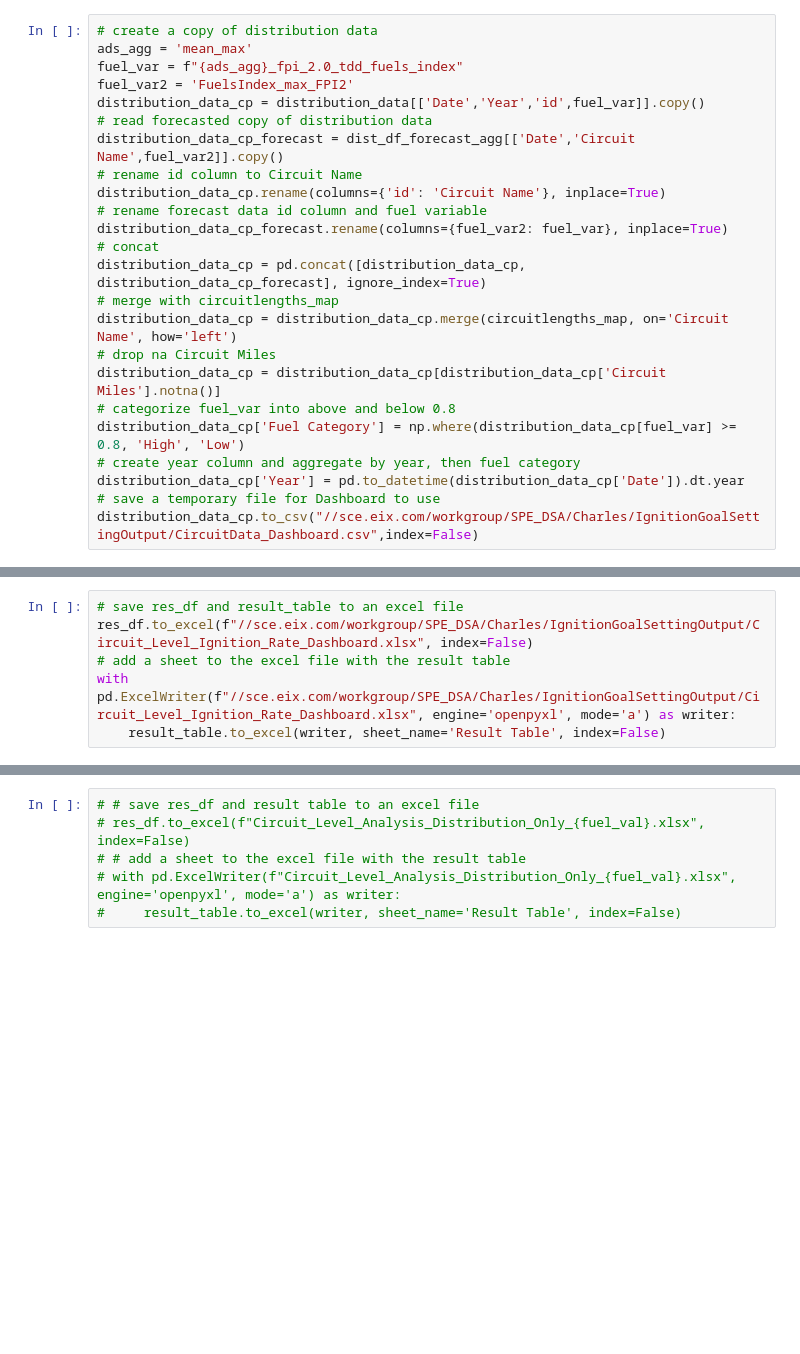
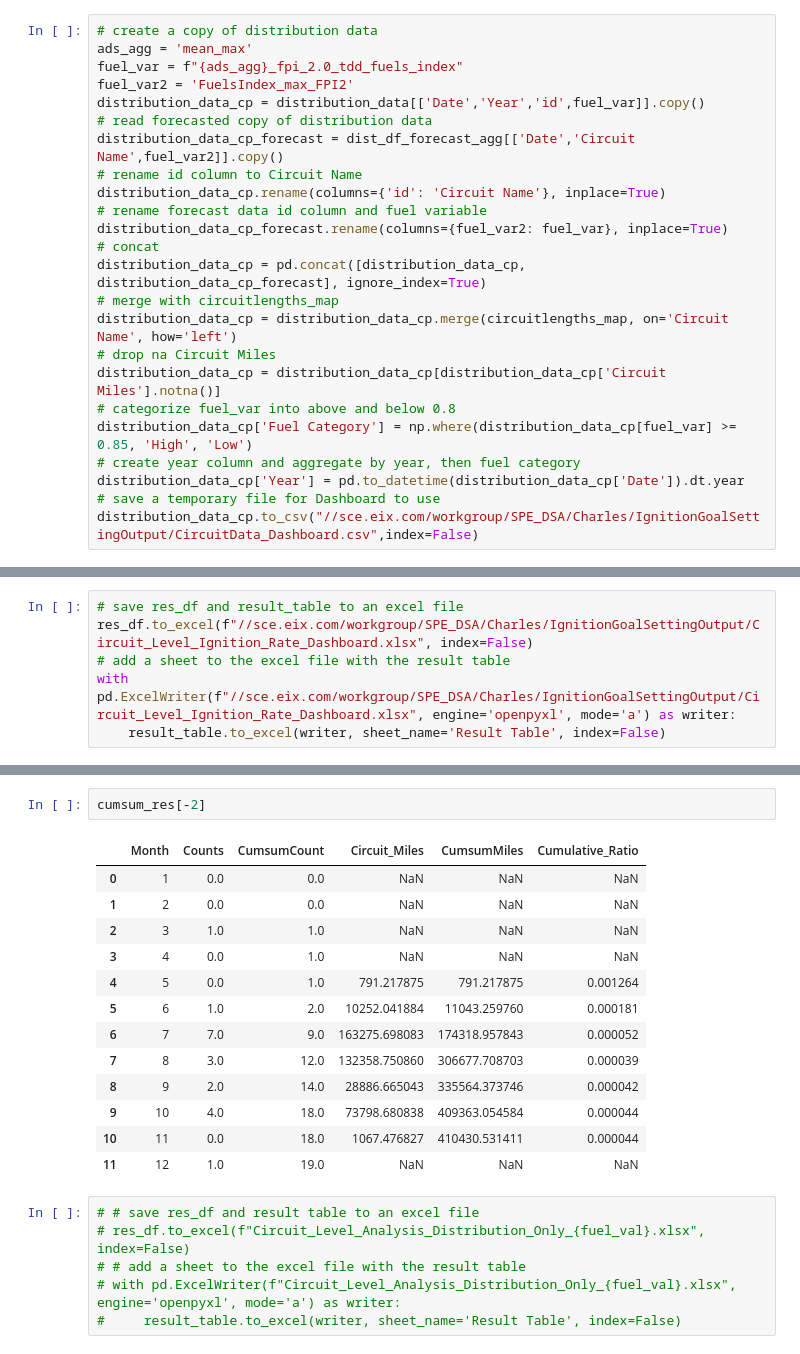
Before and after one commit to charliet202020/Ignition-Goal-Setting-Github, a Jupyter notebook: Circuit_Level_Analysis_Distribution_Only.ipynb, the cells around one changed output, grey strips where cells are left out. Cells and saved outputs as stored; diff of their text form; blank space fills up the shorter version.

```diff
--- a/Circuit_Level_Analysis_Distribution_Only.ipynb
+++ b/Circuit_Level_Analysis_Distribution_Only.ipynb
@@ -265,7 +268,7 @@ distribution_data_cp = distribution_data_cp.merge(circuitlengths_map, on='Circui
 # drop na Circuit Miles
 distribution_data_cp = distribution_data_cp[distribution_data_cp['Circuit Miles'].notna()]
 # categorize fuel_var into above and below 0.8
-distribution_data_cp['Fuel Category'] = np.where(distribution_data_cp[fuel_var] >= 0.8, 'High', 'Low')
+distribution_data_cp['Fuel Category'] = np.where(distribution_data_cp[fuel_var] >= 0.85, 'High', 'Low')
 # create year column and aggregate by year, then fuel category
 distribution_data_cp['Year'] = pd.to_datetime(distribution_data_cp['Date']).dt.year
 # save a temporary file for Dashboard to use
@@ -520,3 +612,19 @@ ignitions_2025_grouped
+# %%
+cumsum_res[-2]
+# %% [output]
+|  | Month | Counts | CumsumCount | Circuit_Miles | CumsumMiles | Cumulative_Ratio |
+| 0 | 1 | 0.0 | 0.0 | NaN | NaN | NaN |
+| 1 | 2 | 0.0 | 0.0 | NaN | NaN | NaN |
+| 2 | 3 | 1.0 | 1.0 | NaN | NaN | NaN |
+| 3 | 4 | 0.0 | 1.0 | NaN | NaN | NaN |
+| 4 | 5 | 0.0 | 1.0 | 791.217875 | 791.217875 | 0.001264 |
+| 5 | 6 | 1.0 | 2.0 | 10252.041884 | 11043.259760 | 0.000181 |
+| 6 | 7 | 7.0 | 9.0 | 163275.698083 | 174318.957843 | 0.000052 |
+| 7 | 8 | 3.0 | 12.0 | 132358.750860 | 306677.708703 | 0.000039 |
+| 8 | 9 | 2.0 | 14.0 | 28886.665043 | 335564.373746 | 0.000042 |
+| 9 | 10 | 4.0 | 18.0 | 73798.680838 | 409363.054584 | 0.000044 |
+| 10 | 11 | 0.0 | 18.0 | 1067.476827 | 410430.531411 | 0.000044 |
+| 11 | 12 | 1.0 | 19.0 | NaN | NaN | NaN |
 # %%
 # # save res_df and result table to an excel file
 # res_df.to_excel(f"Circuit_Level_Analysis_Distribution_Only_{fuel_val}.xlsx", index=False)
```
Also changed, not shown: parts of 9 cells of this notebook.
